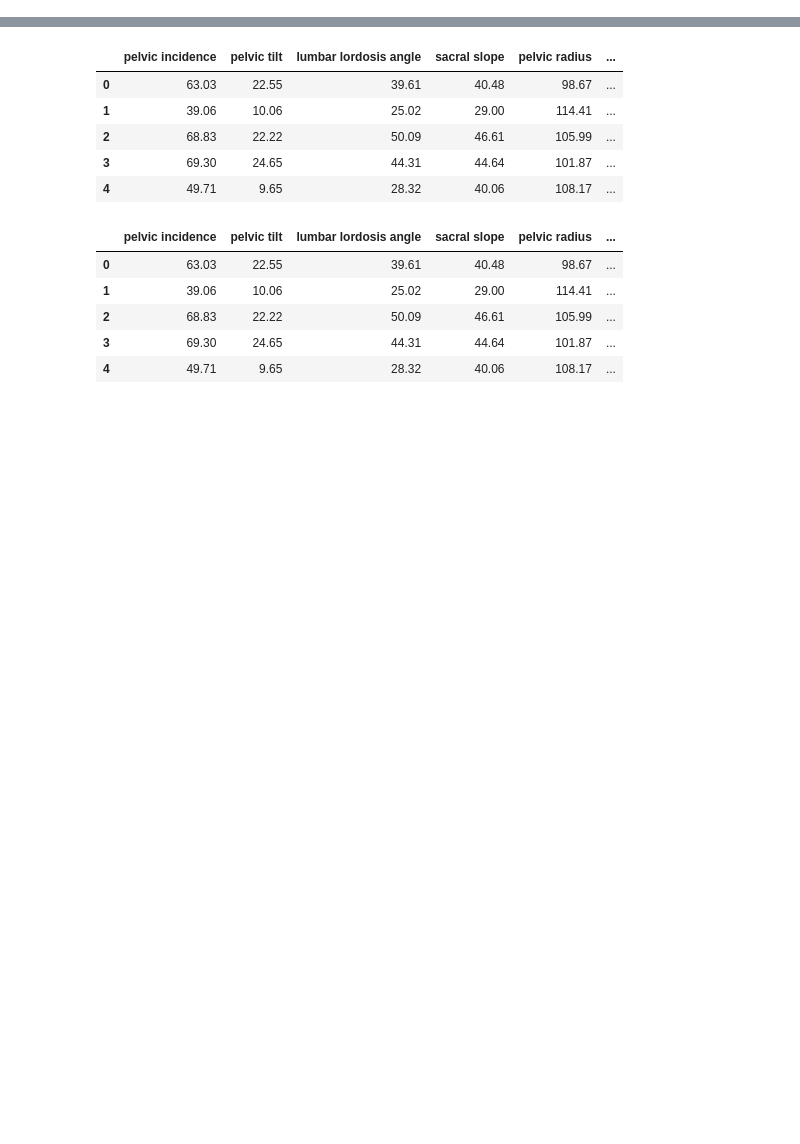
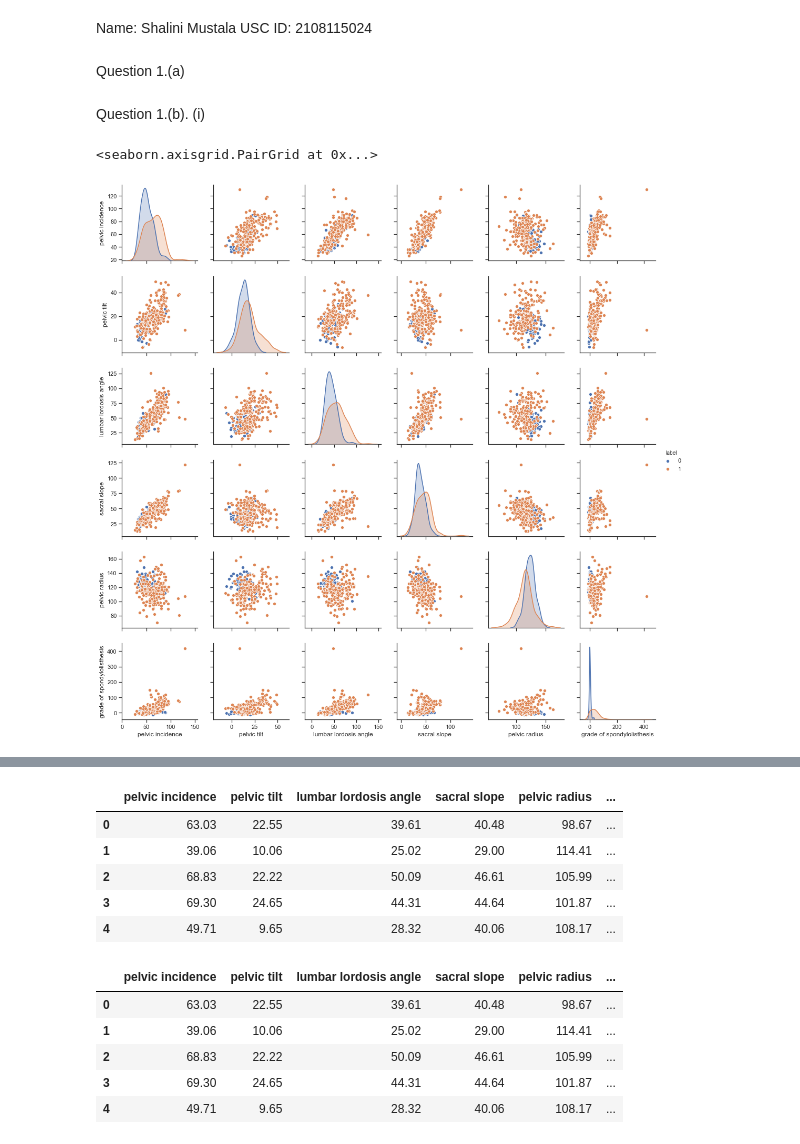
Before and after one commit to smustala/DSCI_552, a Jupyter notebook: HomeWork_1/notebook/HomeWork1.ipynb, the cells around one changed output, grey strips where cells are left out. Cells and saved outputs as stored; diff of their text form; code cells hidden in the pictures; blank space fills up the shorter version.

```diff
--- a/HomeWork_1/notebook/HomeWork1.ipynb
+++ b/HomeWork_1/notebook/HomeWork1.ipynb
@@ -1,7 +1,22 @@
+# %% [markdown]
+Name: Shalini Mustala
+USC ID: 2108115024
 # %%
 import pandas as pd
 import numpy as np
 import matplotlib.pyplot as plt
+# %% [markdown]
+Question 1.(a)
+# %%
+col_names =  ['pelvic incidence', 'pelvic tilt','lumbar lordosis angle','sacral slope','pelvic radius','grade of spondylolisthesis', 'label']
+df = pd.read_csv("../data/vertebral_column_data/column_2C.dat", sep = '\s', names = col_names)
+df['label'].replace(['AB','NO'], [1,0], inplace = True)
+# %% [markdown]
+Question 1.(b). (i)
 # %%
-#df = pd.read_table("../data/vertebral_column_data/column_2C.dat")
-# usecols=['pelvic incidence', 'pelvic tilt','lumbar lordosis angle','sacral slope','pelvic radius','grade of spondylolisthesis'
+import seaborn as sns
+sns.set(style="ticks", color_codes=True)
+sns.pairplot(df,vars = ['pelvic incidence', 'pelvic tilt','lumbar lordosis angle','sacral slope','pelvic radius','grade of spondylolisthesis'], hue ='label')
+# %% [output]
+<seaborn.axisgrid.PairGrid at 0x...>
+[figure, added]
```
Also changed, not shown: parts of 21 cells of this notebook.
